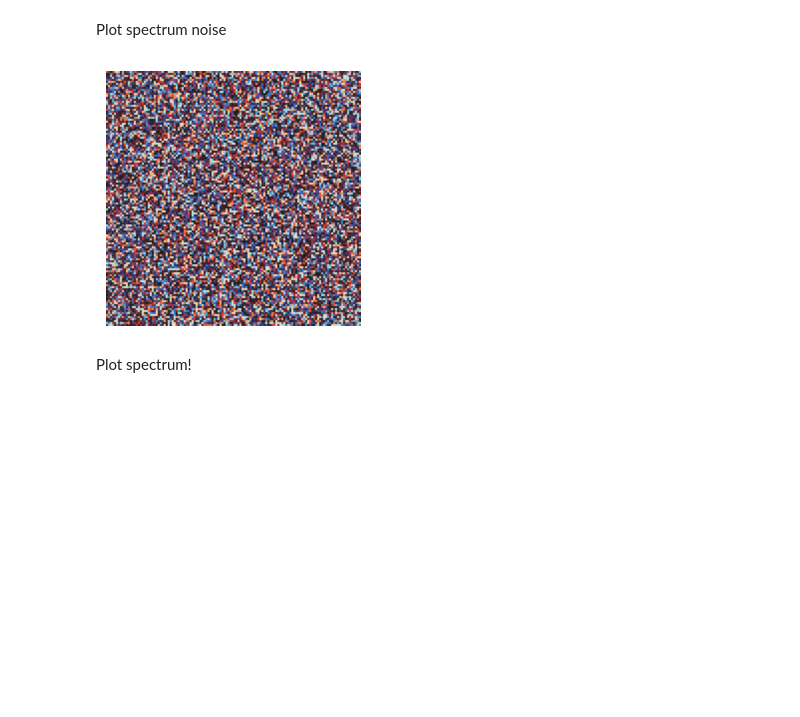
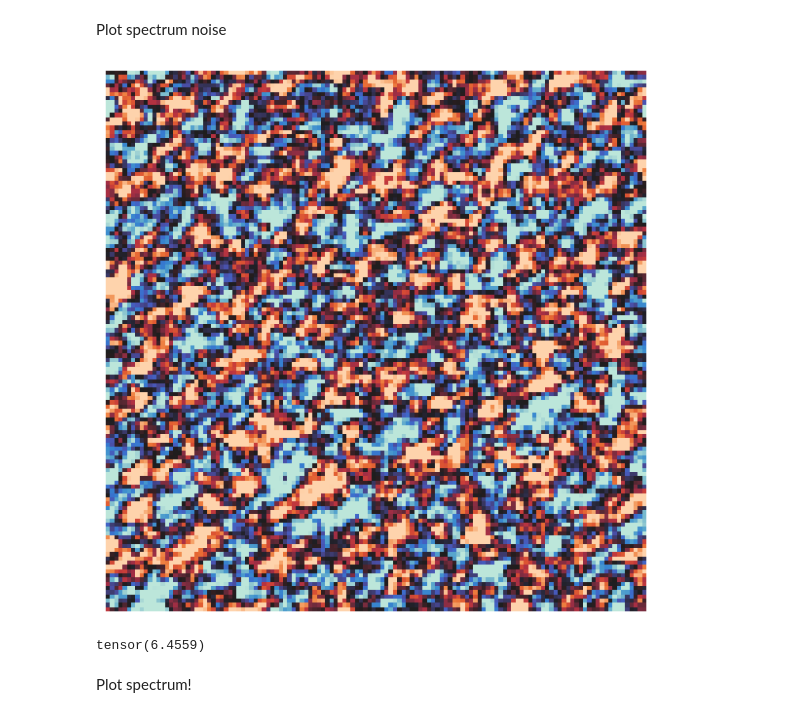
Before and after one commit to yifanc96/GenerativeDynamics-NumericalDesign, a Jupyter notebook: Navier-Stokes/figures/plot-NSsamples-and-noise.ipynb, the cells around one changed output. Cells and saved outputs as stored; diff of their text form; code cells hidden in the pictures; blank space fills up the shorter version.

Commit message:
add figures

```diff
--- a/Navier-Stokes/figures/plot-NSsamples-and-noise.ipynb
+++ b/Navier-Stokes/figures/plot-NSsamples-and-noise.ipynb
@@ -83,21 +83,27 @@ kfreq = np.fft.fftfreq(npix) * npix
 kfreq2D = np.meshgrid(kfreq, kfreq)
 
 # spectrum_amplitude = spectrum_amplitude
-# spectrum_amplitude = spectrum_amplitude  * torch.tensor(((np.sqrt(kfreq2D[0]**2 + kfreq2D[1]**2)))).float() /10
-spectrum_amplitude = torch.ones_like(spectrum_amplitude)/100
+spectrum_amplitude = spectrum_amplitude  * torch.tensor(((np.sqrt(kfreq2D[0]**2 + kfreq2D[1]**2)))).float() /10
+# spectrum_amplitude = torch.ones_like(spectrum_amplitude)/70
 noise_real = torch.randn_like(spectrum_amplitude)
 noise_img = torch.randn_like(spectrum_amplitude)
 
 noise = noise_real + 1j * noise_img
 tmp = torch.fft.ifftn((spectrum_amplitude)*noise, dim = (2,3),norm = "forward").real
 # %%
-fig = plt.figure(figsize=(3,3))
+fig = plt.figure(figsize=(6,6))
 plt.imshow(tmp[0,0,...], cmap=sns.cm.icefire, vmin=-2, vmax=2.)
 plt.axis("off")
+plt.xticks([])  # removes x-axis numbers
+plt.yticks([])  # removes y-axis numbers
 fig.tight_layout()
-fig.savefig('white_noise.pdf')
+fig.savefig('spectrum_noise_mulk.pdf')
 # %% [output]
-[figure, old version]
+[figure, new version]
+# %%
+tmp.max()
+# %% [output]
+tensor(6.4559)
 # %% [markdown]
 Plot spectrum!
 # %%
```
Also changed, not shown: parts of 3 cells of this notebook, 10 other files.
